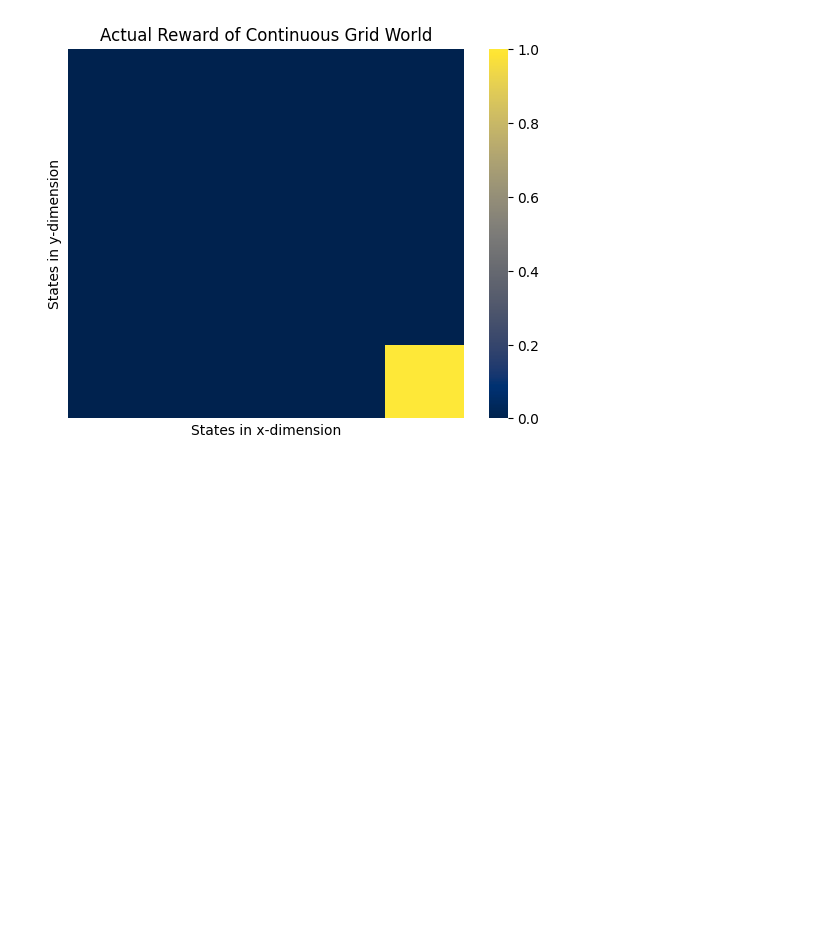
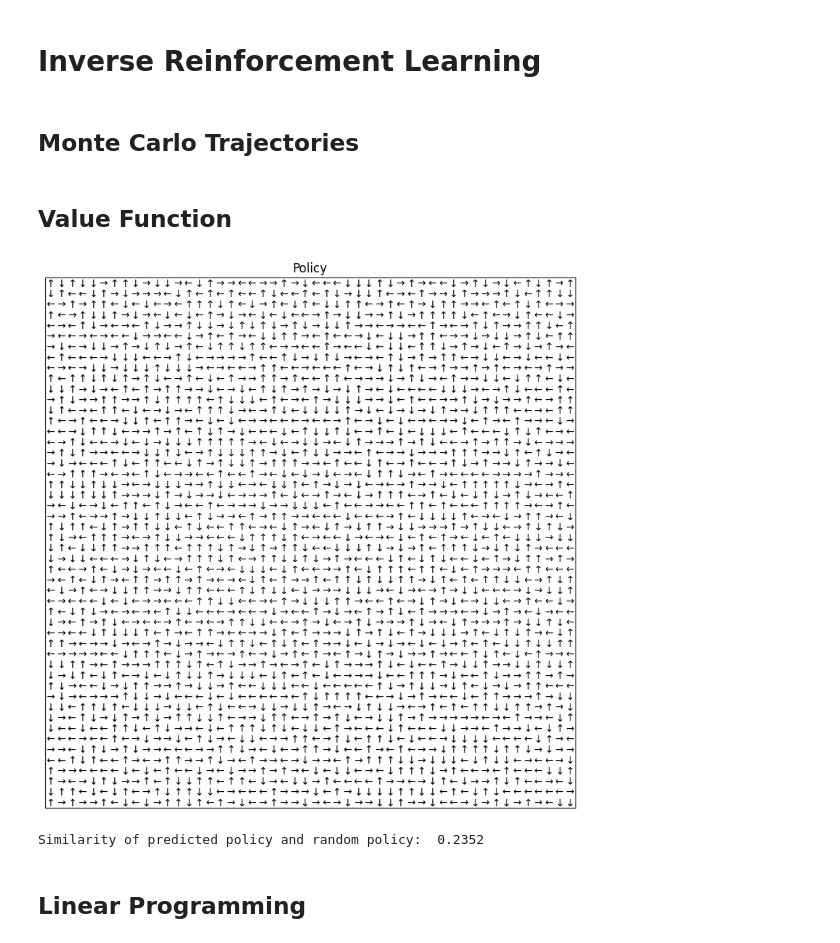
Before and after one commit to Shaz-5/IRL, a Jupyter notebook: Exp 3. Continuous Grid World/Continuous_Grid_World_IRL_Linear_Programming.ipynb, the cells around one changed output. Drawn from its saved outputs; the diff is of its cells as text; code cells hidden in the pictures; blank space fills up the shorter version.

```diff
--- a/Exp 3. Continuous Grid World/Continuous_Grid_World_IRL_Linear_Programming.ipynb
+++ b/Exp 3. Continuous Grid World/Continuous_Grid_World_IRL_Linear_Programming.ipynb
@@ -58,0 +59,7 @@ def move(i, j, a):
+# %%
+continuous_irl = ContinuousGridWorldSolver(N=50, region=0.8, error=0.1, move_length=0.2, gamma=0.9)
+
+# obtaining the optimal policy using Value Iteration
+policy_predicted, V = continuous_irl.get_optimal_policy(N, None)
+
+continuous_irl.plot_policy_matrix(policy_predicted, title='Optimal Policy')
@@ -58,0 +68,4 @@ def move(i, j, a):
+# %% [markdown]
+# Inverse Reinforcement Learning
+# %% [markdown]
+## Monte Carlo Trajectories
@@ -59,3 +105,5 @@ def move(i, j, a):
+# %% [markdown]
+## Value Function
 # %%
 # function for calculating the probability density function (PDF) of a normal distribution
 
@@ -174,2 +150,18 @@ def value_function_generator(traj):
+# %%
+random_policy = [[random.choice(["U", "D", "L", "R"]) for i in range(N)] for j in range(N)]
+
+continuous_irl.plot_policy_matrix(random_policy)
+# %% [output]
+[figure, added]
+# %%
+policy_set = [random_policy]
+
+# comparing the predicted policy with a random policy
+print('\nSimilarity of predicted policy and random policy: ',
+      continuous_irl.compare_policies(policy_predicted, random_policy))
+# %% [output]
+Similarity of predicted policy and random policy:  0.2352
+# %% [markdown]
+## Linear Programming
 # %%
 # function to solve linear programming problem
@@ -265,17 +220,0 @@ gamma = 0.9
-# %%
-reward_region = round(0.8 * N)
-
-R0 = [[0.0 for i in range(N)] for j in range(N)]
-
-for i in range(N):
-    for j in range(N):
-        if i >= reward_region and j >= reward_region:
-            R0[i][j] = 1.0
-
-sns.heatmap(R0, xticklabels=False, yticklabels=False, cmap='cividis')
-plt.title("Actual Reward of Continuous Grid World")
-plt.xlabel("States in x-dimension")
-plt.ylabel("States in y-dimension")
-plt.show()
-# %% [output]
-[figure, removed]
```
Also changed, not shown: parts of 23 cells of this notebook, 16 other files.
